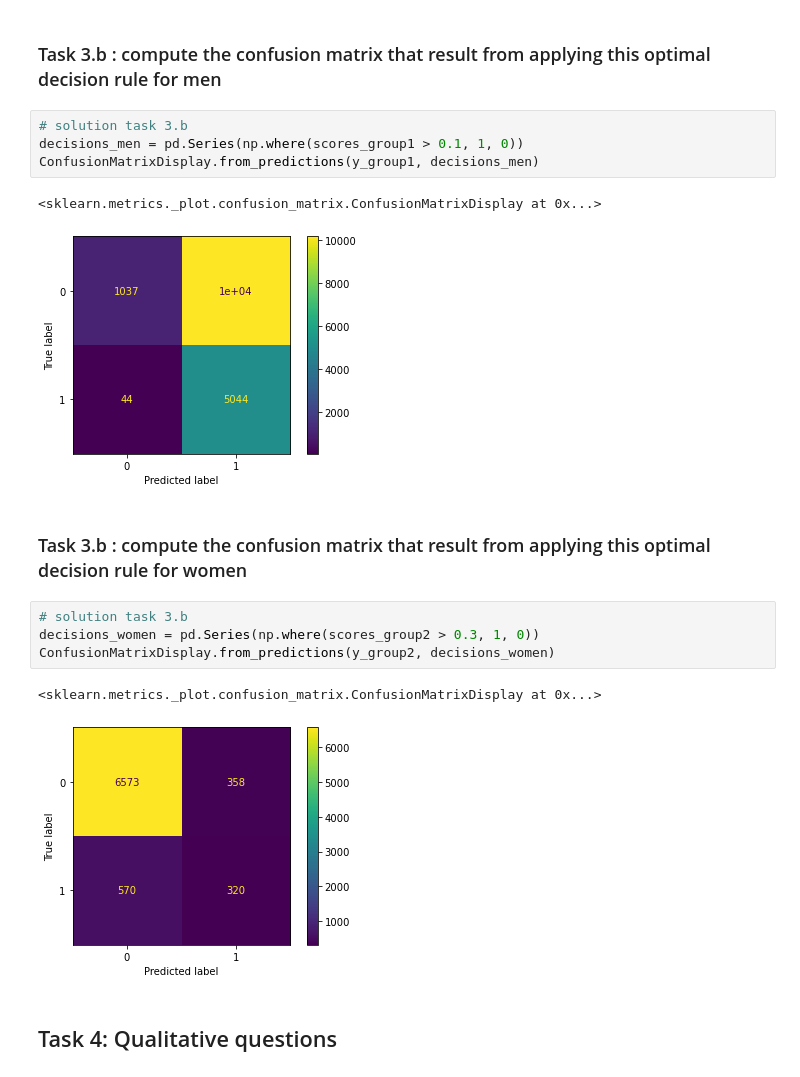
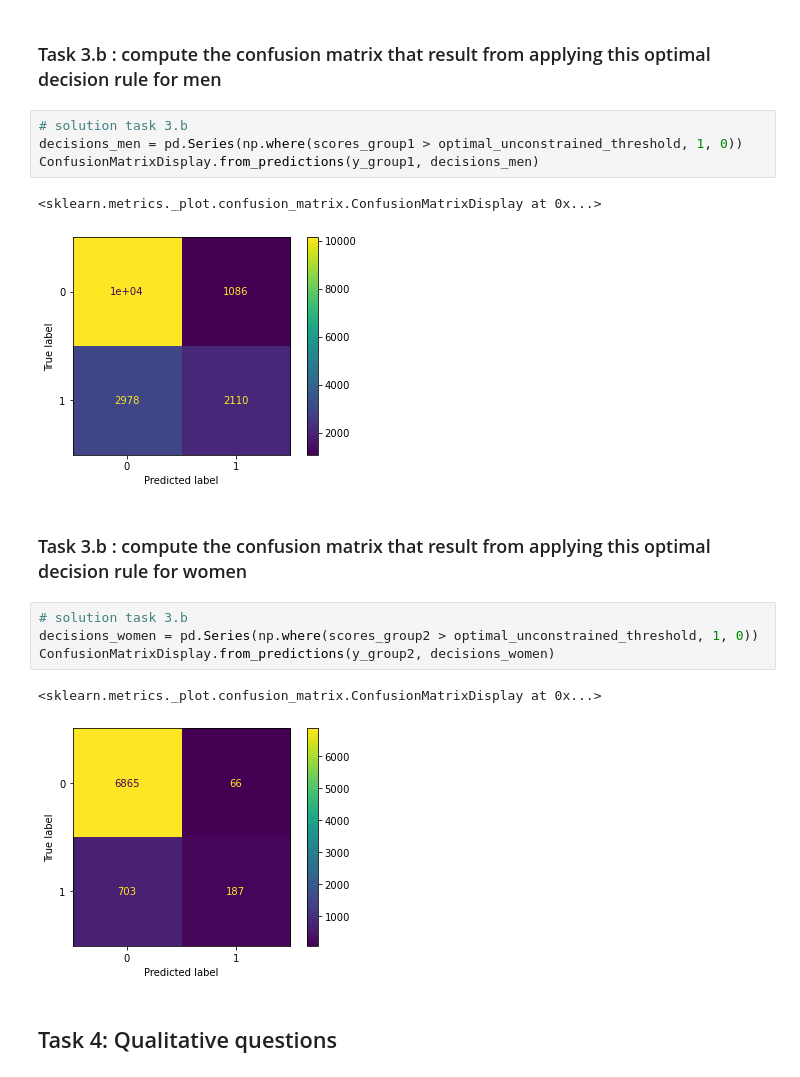
Before and after one commit to joebaumann/AMLD-EPFL2022-workshop-fair-algorithms, a Jupyter notebook: algorithmic_hiring_solutions.ipynb, the cells around one changed output. Drawn from its saved outputs; the diff is of its cells as text.

```diff
--- a/algorithmic_hiring_solutions.ipynb
+++ b/algorithmic_hiring_solutions.ipynb
@@ -158,20 +158,20 @@ ConfusionMatrixDisplay.from_predictions(all_y, decisions)
 ### Task 3.b : compute the confusion matrix that result from applying this optimal decision rule for men
 # %%
 # solution task 3.b
-decisions_men = pd.Series(np.where(scores_group1 > 0.1, 1, 0))
+decisions_men = pd.Series(np.where(scores_group1 > optimal_unconstrained_threshold, 1, 0))
 ConfusionMatrixDisplay.from_predictions(y_group1, decisions_men)
 # %% [output]
 <sklearn.metrics._plot.confusion_matrix.ConfusionMatrixDisplay at 0x...>
-[figure, old version]
+[figure, new version]
 # %% [markdown]
 ### Task 3.b : compute the confusion matrix that result from applying this optimal decision rule for women
 # %%
 # solution task 3.b
-decisions_women = pd.Series(np.where(scores_group2 > 0.3, 1, 0))
+decisions_women = pd.Series(np.where(scores_group2 > optimal_unconstrained_threshold, 1, 0))
 ConfusionMatrixDisplay.from_predictions(y_group2, decisions_women)
 # %% [output]
 <sklearn.metrics._plot.confusion_matrix.ConfusionMatrixDisplay at 0x...>
-[figure, old version]
+[figure, new version]
 # %% [markdown]
 ## Task 4: Qualitative questions
 # %% [markdown]
```
Also changed, not shown: 1 other file.
